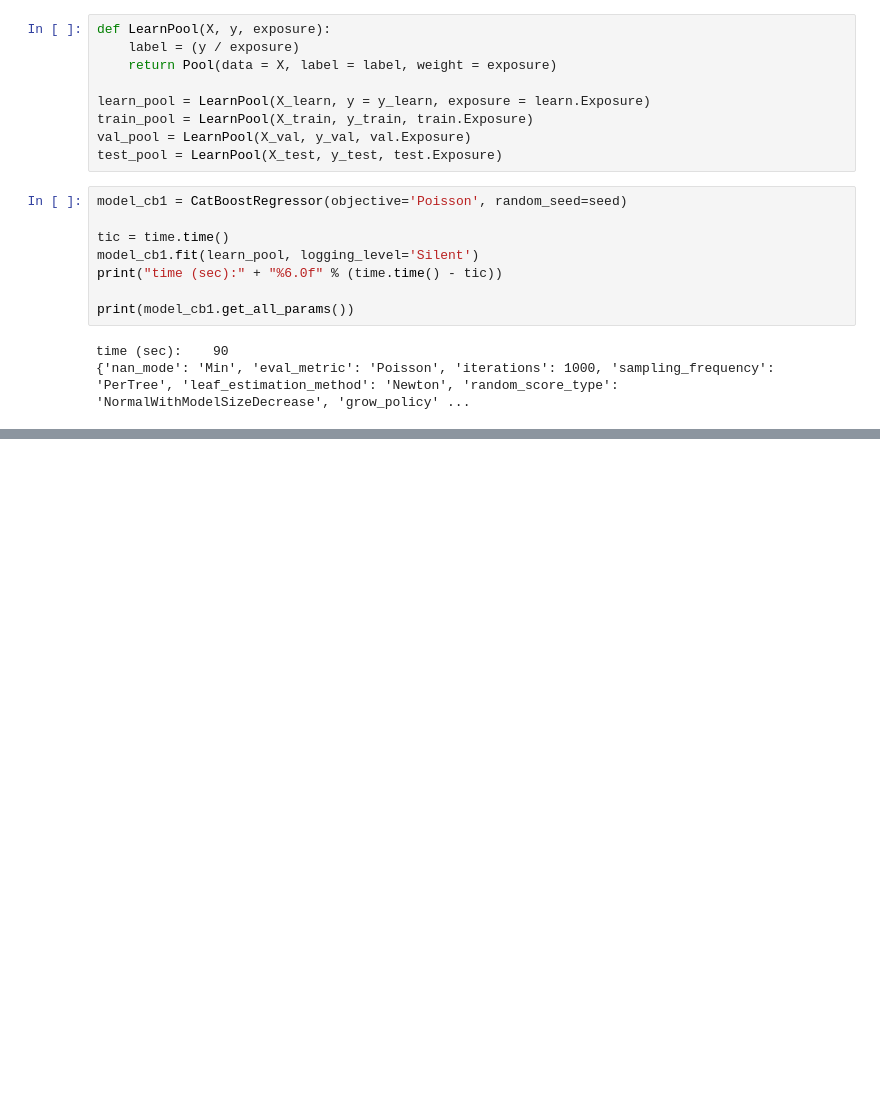
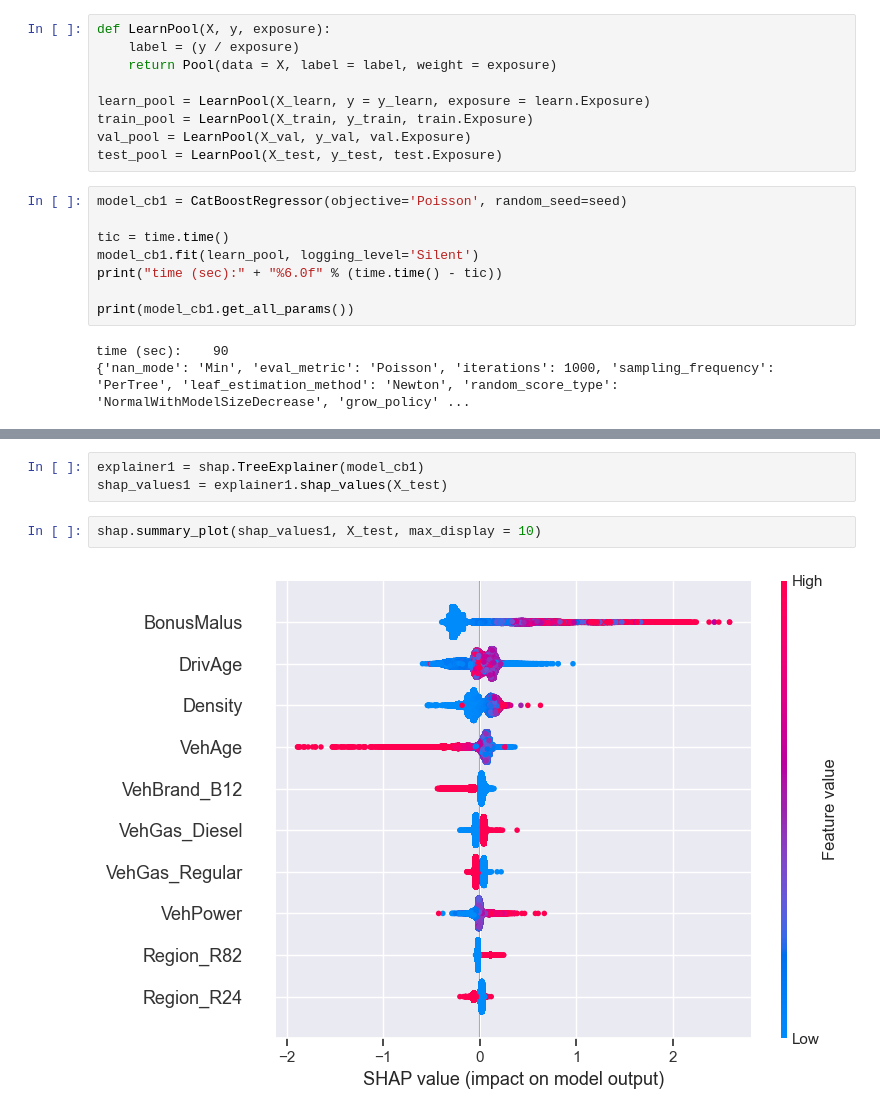
Before and after one commit to Pavan-jangid-here/ML-Projects, a Jupyter notebook: 5. French Motor Claims/Claim Frequency Modeling.ipynb, the cells around one changed output, grey strips where cells are left out. Drawn from its saved outputs; the diff is of its cells as text; blank space fills up the shorter version.

```diff
--- a/5. French Motor Claims/Claim Frequency Modeling.ipynb
+++ b/5. French Motor Claims/Claim Frequency Modeling.ipynb
@@ -308,0 +363,7 @@ time (sec):    90
+# %%
+explainer1 = shap.TreeExplainer(model_cb1)
+shap_values1 = explainer1.shap_values(X_test)
+# %%
+shap.summary_plot(shap_values1, X_test, max_display = 10)
+# %% [output]
+[figure, added]
```
Also changed, not shown: parts of 28 cells of this notebook, 7 other files.
